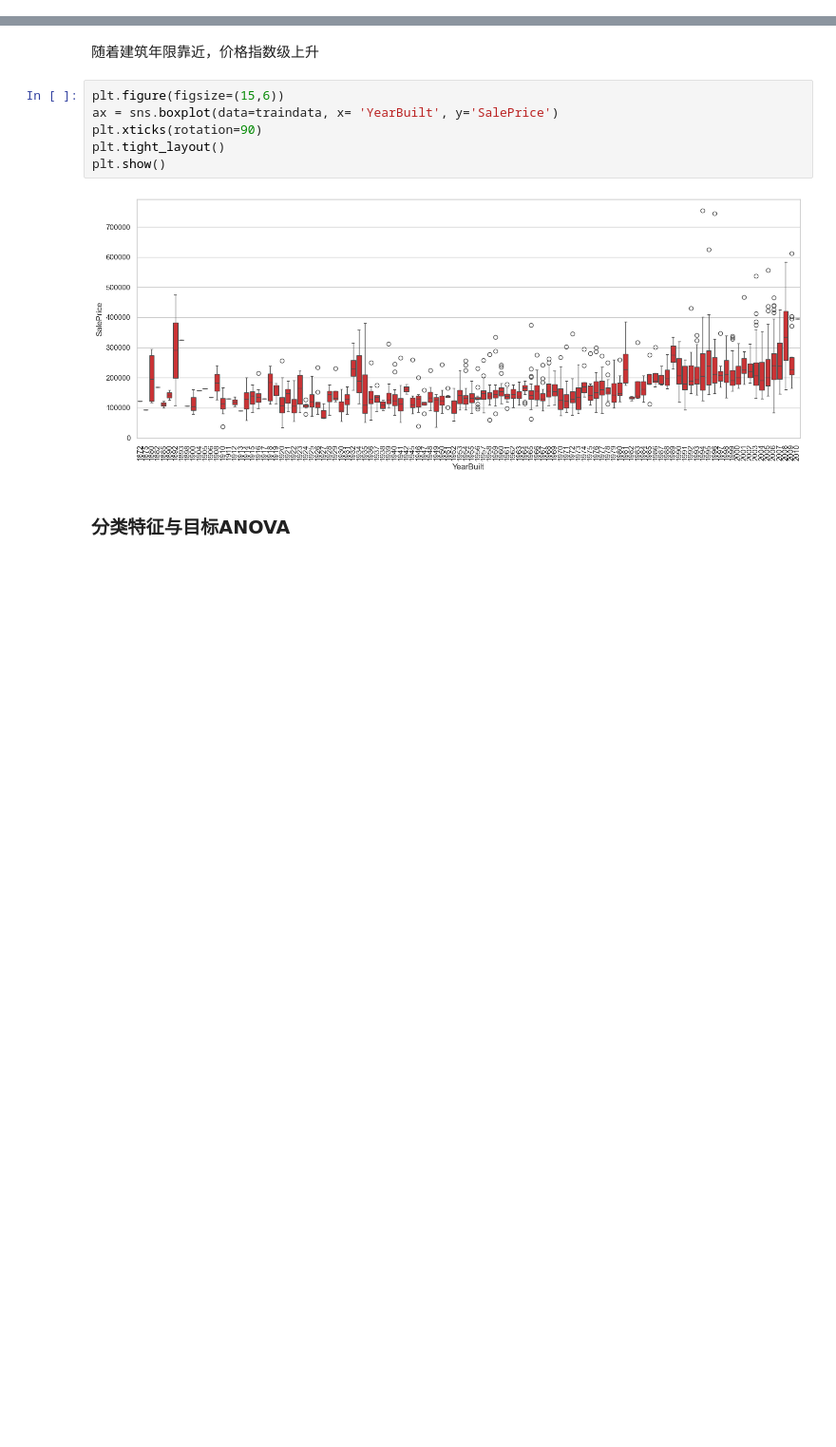
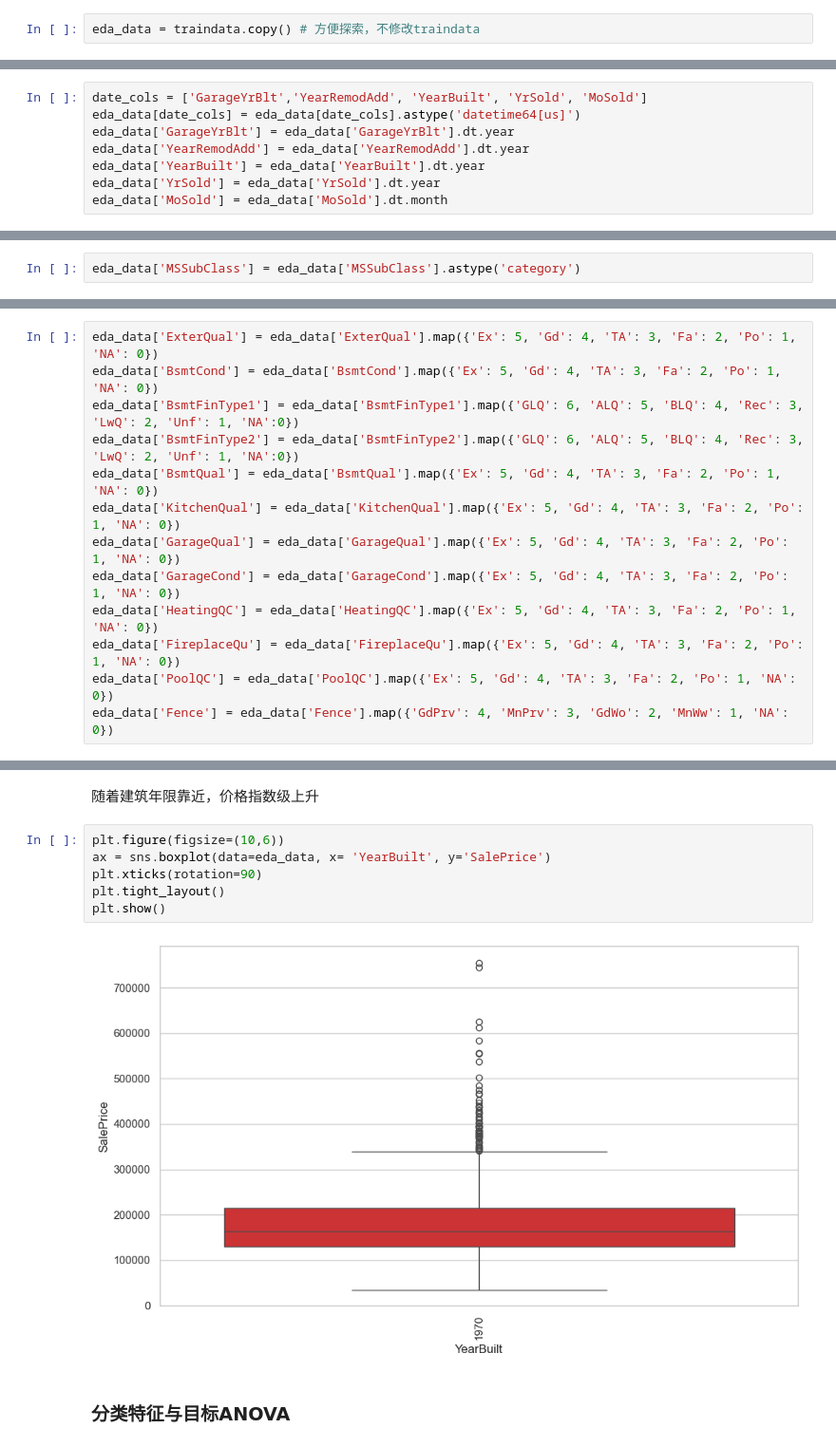
Before and after one commit to ddongzi/data-analysis, a Jupyter notebook: kaggle/House_Prices/main.ipynb, the cells around one changed output, grey strips where cells are left out. Shown at 95% size. Saved outputs shown, nothing was run; the diff lists cells and outputs as text; blank space fills up the shorter version.

```diff
--- a/kaggle/House_Prices/main.ipynb
+++ b/kaggle/House_Prices/main.ipynb
@@ -261,0 +238,2 @@ len(numeric_cols) + len(date_cols) + len(categorical_cols) + len(ordinal_cols)
+# %%
+eda_data = traindata.copy() # 方便探索，不修改traindata
@@ -261,0 +248,8 @@ len(numeric_cols) + len(date_cols) + len(categorical_cols) + len(ordinal_cols)
+# %%
+date_cols = ['GarageYrBlt','YearRemodAdd', 'YearBuilt', 'YrSold', 'MoSold']
+eda_data[date_cols] = eda_data[date_cols].astype('datetime64[us]')
+eda_data['GarageYrBlt'] = eda_data['GarageYrBlt'].dt.year
+eda_data['YearRemodAdd'] = eda_data['YearRemodAdd'].dt.year
+eda_data['YearBuilt'] = eda_data['YearBuilt'].dt.year
+eda_data['YrSold'] = eda_data['YrSold'].dt.year
+eda_data['MoSold'] = eda_data['MoSold'].dt.month
@@ -261,0 +260,2 @@ len(numeric_cols) + len(date_cols) + len(categorical_cols) + len(ordinal_cols)
+# %%
+eda_data['MSSubClass'] = eda_data['MSSubClass'].astype('category')
@@ -262,3 +264,16 @@ len(numeric_cols) + len(date_cols) + len(categorical_cols) + len(ordinal_cols)
+# %%
+eda_data['ExterQual'] = eda_data['ExterQual'].map({'Ex': 5, 'Gd': 4, 'TA': 3, 'Fa': 2, 'Po': 1, 'NA': 0})
+eda_data['BsmtCond'] = eda_data['BsmtCond'].map({'Ex': 5, 'Gd': 4, 'TA': 3, 'Fa': 2, 'Po': 1, 'NA': 0})
+eda_data['BsmtFinType1'] = eda_data['BsmtFinType1'].map({'GLQ': 6, 'ALQ': 5, 'BLQ': 4, 'Rec': 3, 'LwQ': 2, 'Unf': 1, 'NA':0})
+eda_data['BsmtFinType2'] = eda_data['BsmtFinType2'].map({'GLQ': 6, 'ALQ': 5, 'BLQ': 4, 'Rec': 3, 'LwQ': 2, 'Unf': 1, 'NA':0})
+eda_data['BsmtQual'] = eda_data['BsmtQual'].map({'Ex': 5, 'Gd': 4, 'TA': 3, 'Fa': 2, 'Po': 1, 'NA': 0})
+eda_data['KitchenQual'] = eda_data['KitchenQual'].map({'Ex': 5, 'Gd': 4, 'TA': 3, 'Fa': 2, 'Po': 1, 'NA': 0})
+eda_data['GarageQual'] = eda_data['GarageQual'].map({'Ex': 5, 'Gd': 4, 'TA': 3, 'Fa': 2, 'Po': 1, 'NA': 0})
+eda_data['GarageCond'] = eda_data['GarageCond'].map({'Ex': 5, 'Gd': 4, 'TA': 3, 'Fa': 2, 'Po': 1, 'NA': 0})
+eda_data['HeatingQC'] = eda_data['HeatingQC'].map({'Ex': 5, 'Gd': 4, 'TA': 3, 'Fa': 2, 'Po': 1, 'NA': 0})
+eda_data['FireplaceQu'] = eda_data['FireplaceQu'].map({'Ex': 5, 'Gd': 4, 'TA': 3, 'Fa': 2, 'Po': 1, 'NA': 0})
+eda_data['PoolQC'] = eda_data['PoolQC'].map({'Ex': 5, 'Gd': 4, 'TA': 3, 'Fa': 2, 'Po': 1, 'NA': 0})
+eda_data['Fence'] = eda_data['Fence'].map({'GdPrv': 4, 'MnPrv': 3, 'GdWo': 2, 'MnWw': 1, 'NA': 0})
 # %% [markdown]
 ### 目标SalePrice
 # %%
@@ -348,13 +350,13 @@ ax = sns.pairplot(data=traindata[cols])
 # %% [markdown]
 随着建筑年限靠近，价格指数级上升
 # %%
-plt.figure(figsize=(15,6))
-ax = sns.boxplot(data=traindata, x= 'YearBuilt', y='SalePrice')
+plt.figure(figsize=(10,6))
+ax = sns.boxplot(data=eda_data, x= 'YearBuilt', y='SalePrice')
 plt.xticks(rotation=90)
 plt.tight_layout()
 plt.show()
 # %% [output]
-[figure, old version]
+[figure, new version]
 # %% [markdown]
 ### 分类特征与目标ANOVA
 # %% [markdown]
```
Also changed, not shown: parts of 177 cells of this notebook, 2 other files.
